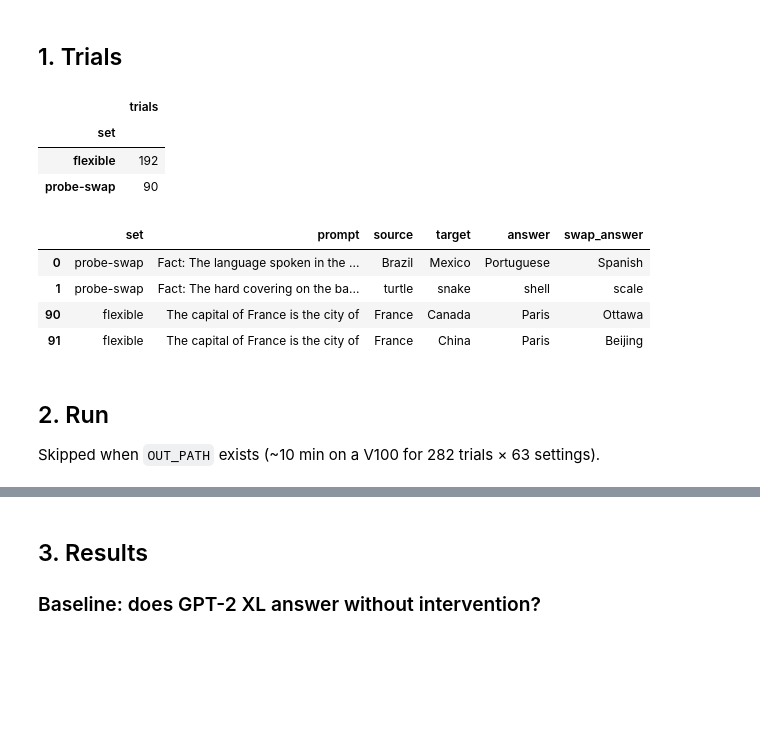
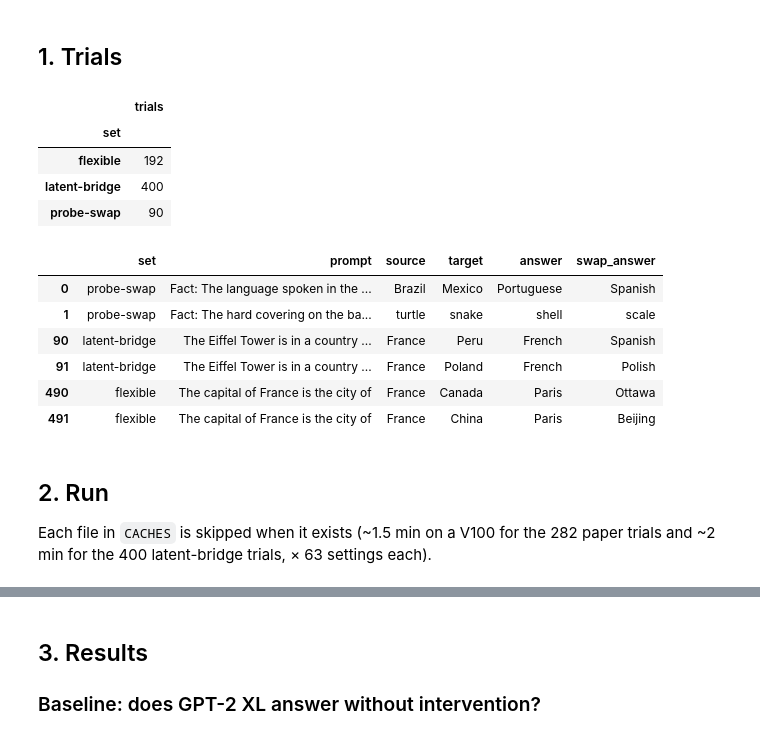
Before and after one commit to ai360-project-school-j-lens/jacobian-lens-gpt2, a Jupyter notebook: notebooks/jacobian_lens/concept_swap.ipynb, the cells around one changed output, grey strips where cells are left out. Saved outputs shown, nothing was run; the diff lists cells and outputs as text; code cells hidden in the pictures; blank space fills up the shorter version.

```diff
--- a/notebooks/jacobian_lens/concept_swap.ipynb
+++ b/notebooks/jacobian_lens/concept_swap.ipynb
@@ -90,39 +101,44 @@ torch.manual_seed(0)
 # %%
 def load_trials() -> pd.DataFrame:
     trials = []
-    for item in json.load(open(Path(REPO_DIR) / "data/experiments/probe-swap.json"))["items"]:
-        trials.append({"set": "probe-swap", "group": item["category"], "name": item["name"],
-                       "prompt": item["prompt"].rstrip(), "source": item["intermediate"], "target": item["swap_to"],
-                       "answer": item["answer"], "swap_answer": item["swap_answer"]})
+    for name in ("probe-swap", "latent-bridge"):
+        for item in json.load(open(Path(REPO_DIR) / f"data/experiments/{name}.json"))["items"]:
+            trials.append({"set": name, "group": item["category"], "name": item["name"],
+                           "prompt": item["prompt"].rstrip(), "source": item["intermediate"],
+                           "target": item["swap_to"], "answer": item["answer"], "swap_answer": item["swap_answer"]})
     for category in json.load(open(Path(REPO_DIR) / "data/experiments/flexible-generalization.json"))["categories"]:
         for func in category["funcs"]:
             for source in category["args"]:
                 for target in category["args"]:
                     if target != source:
                         trials.append({
                             "set": "flexible", "group": f"{category['name']}/{func['name']}",
                             "name": f"{func['name']}:{source}->{target}",
                             "prompt": func["template"].format(arg=source).rstrip(), "source": source,
                             "target": target, "answer": func["answers"][source],
                             "swap_answer": func["answers"][target]})
     return pd.DataFrame(trials)
 
 
 trials = load_trials()
 display(trials.groupby("set").size().to_frame("trials"))
 trials.groupby("set").head(2)[["set", "prompt", "source", "target", "answer", "swap_answer"]]
 # %% [output]
 |  | trials |
 | set |  |
 | flexible | 192 |
+| latent-bridge | 400 |
 | probe-swap | 90 |
 |  | set | prompt | source | target | answer | swap_answer |
 | 0 | probe-swap | Fact: The language spoken in the ... | Brazil | Mexico | Portuguese | Spanish |
 | 1 | probe-swap | Fact: The hard covering on the ba... | turtle | snake | shell | scale |
-| 90 | flexible | The capital of France is the city of | France | Canada | Paris | Ottawa |
-| 91 | flexible | The capital of France is the city of | France | China | Paris | Beijing |
+| 90 | latent-bridge | The Eiffel Tower is in a country ... | France | Peru | French | Spanish |
+| 91 | latent-bridge | The Eiffel Tower is in a country ... | France | Poland | French | Polish |
+| 490 | flexible | The capital of France is the city of | France | Canada | Paris | Ottawa |
+| 491 | flexible | The capital of France is the city of | France | China | Paris | Beijing |
 # %% [markdown]
 ## 2. Run
 
-Skipped when `OUT_PATH` exists (~10 min on a V100 for 282 trials × 63 settings).
+Each file in `CACHES` is skipped when it exists (~1.5 min on a V100 for the 282 paper trials and
+~2 min for the 400 latent-bridge trials, × 63 settings each).
 # %%
```
Also changed, not shown: parts of 10 cells of this notebook, 3 other files.
